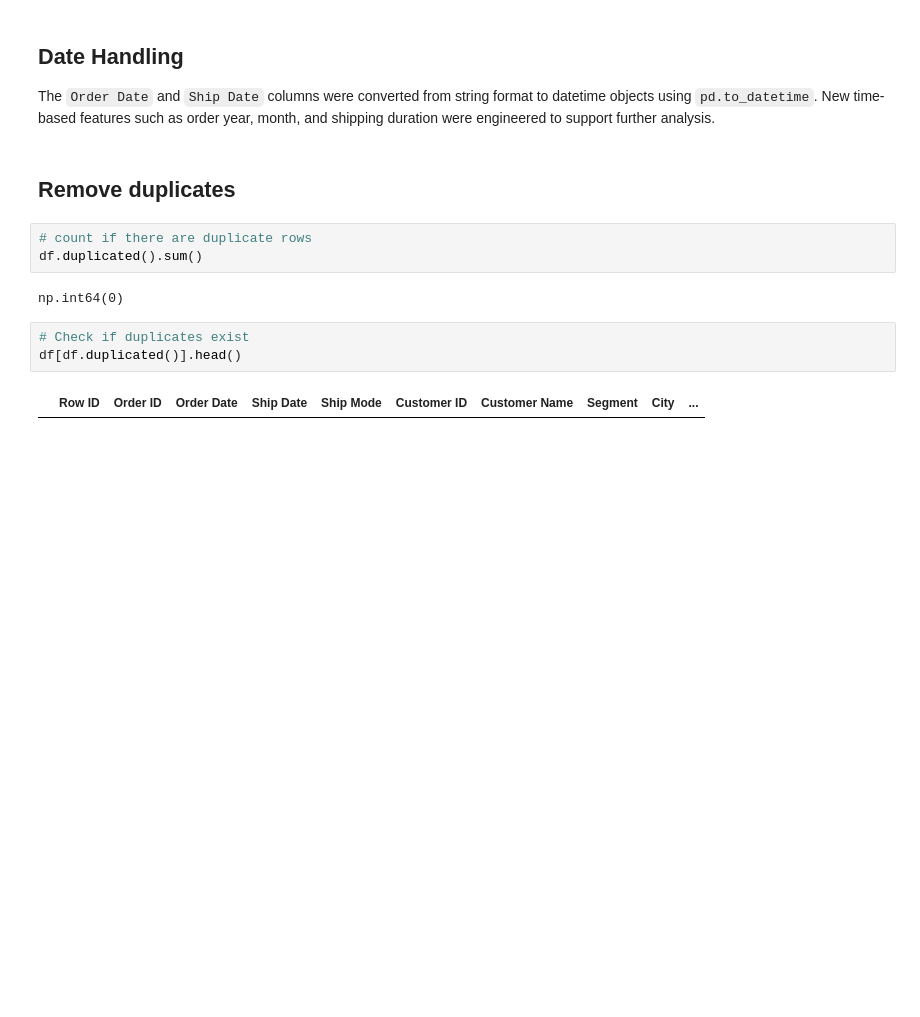
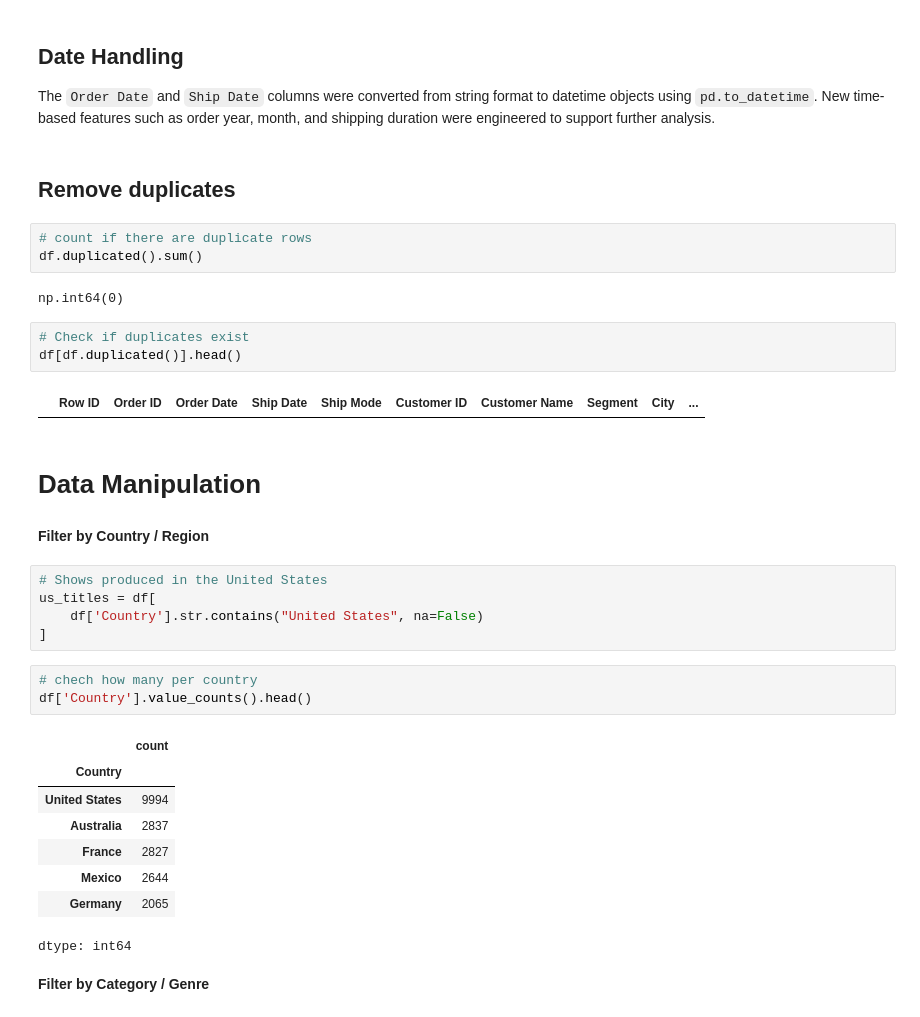
Before and after one commit to EBNyame/Global-Sales-Data-Analysis-using-Pandas-NumPy, a Jupyter notebook: data/sales_analysis.ipynb, the cells around one changed output. Saved outputs shown, nothing was run; the diff lists cells and outputs as text; blank space fills up the shorter version.

Commit message:
Data Manipulation

```diff
--- a/data/sales_analysis.ipynb
+++ b/data/sales_analysis.ipynb
@@ -284,3 +284,26 @@ np.int64(0)
 df[df.duplicated()].head()
 # %% [output]
 |  | Row ID | Order ID | Order Date | Ship Date | Ship Mode | Customer ID | Customer Name | Segment | City | ... |
+# %% [markdown]
+# **Data Manipulation**
+# %% [markdown]
+**Filter by Country / Region**
+# %%
+# Shows produced in the United States
+us_titles = df[
+    df['Country'].str.contains("United States", na=False)
+]
+# %%
+# chech how many per country
+df['Country'].value_counts().head()
+# %% [output]
+|  | count |
+| Country |  |
+| United States | 9994 |
+| Australia | 2837 |
+| France | 2827 |
+| Mexico | 2644 |
+| Germany | 2065 |
+dtype: int64
+# %% [markdown]
+**Filter by Category / Genre**
```
Also changed, not shown: parts of 8 cells of this notebook.
